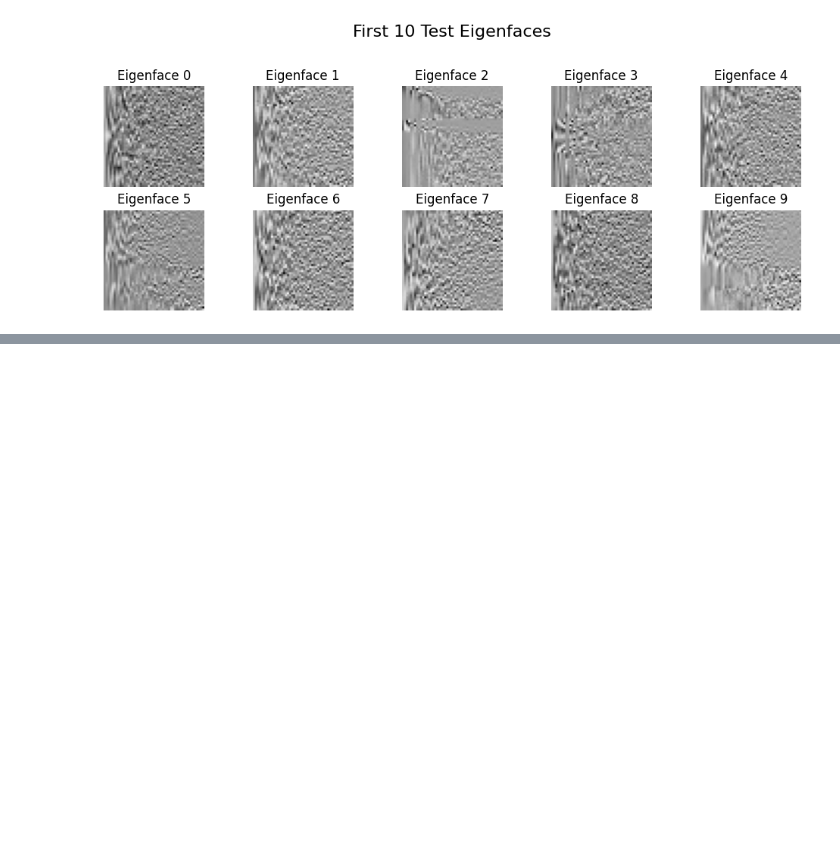
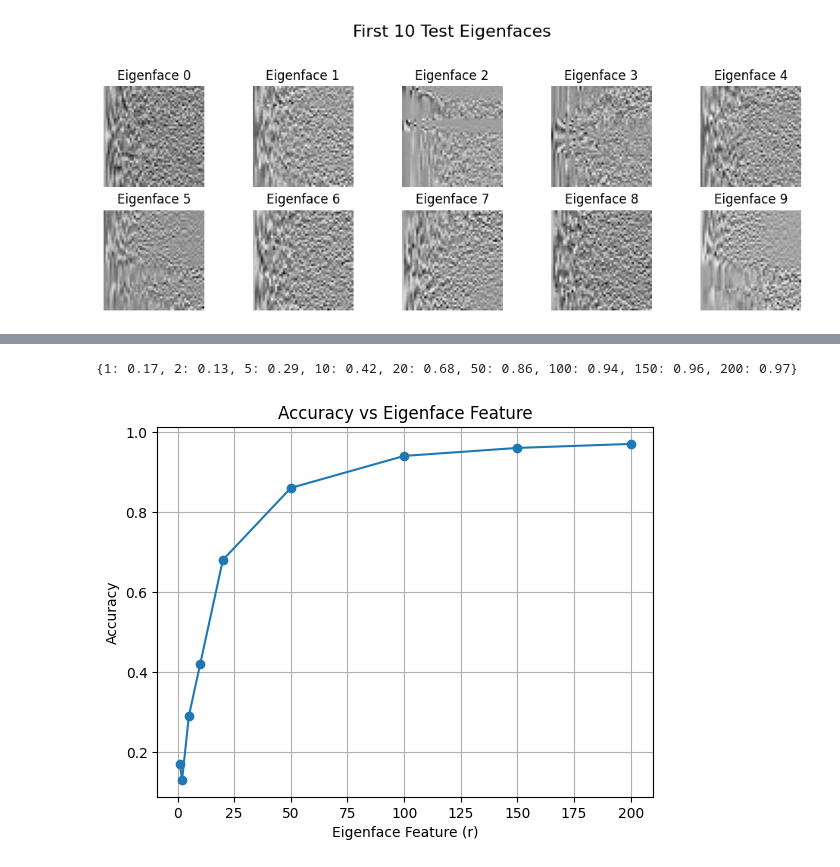
Before and after one commit to JiwonJJeong/CT-applied-machine-learning, a Jupyter notebook: hw-4/eigenface.ipynb, the cells around one changed output, grey strips where cells are left out. Drawn from its saved outputs; the diff is of its cells as text; code cells hidden in the pictures; blank space fills up the shorter version.

Commit message:
Complete eigenface and svd

```diff
--- a/hw-4/eigenface.ipynb
+++ b/hw-4/eigenface.ipynb
@@ -125,0 +135,3 @@ plt.show()
+# %%
+train_eigenvecs_flat = train_eigenvecs.reshape(train_eigenvecs.shape[0], -1)
+test_eigenvecs_flat = test_eigenvecs.reshape(test_eigenvecs.shape[0], -1)
@@ -125,0 +144,8 @@ plt.show()
+# %%
+def get_f_train(r):
+    f = train_eigenvecs_flat[:r,:] @ train_data.T
+    return f.T
+
+def get_f_test(r):
+    f = train_eigenvecs_flat[:r,:] @ test_data.T
+    return f.T
@@ -125,0 +162,16 @@ plt.show()
+# %%
+model = OneVsRestClassifier(estimator=LogisticRegression())
+# %%
+from sklearn.metrics import accuracy_score
+rs = [1,2,5,10,20,50,100,150,200]
+accs = {}
+for r in rs:
+    X_train = get_f_train(r)
+    X_test = get_f_test(r)
+    model.fit(X_train, train_labels)
+    print(X_train.shape, X_test.shape)
+
+
+    Y_preds = model.predict(X_test)
+    acc =  accuracy_score(test_labels, Y_preds)
+    accs[r] = acc
@@ -125,0 +196,21 @@ plt.show()
+# %%
+print(accs)
+# %% [output]
+{1: 0.17, 2: 0.13, 5: 0.29, 10: 0.42, 20: 0.68, 50: 0.86, 100: 0.94, 150: 0.96, 200: 0.97}
+# %%
+import matplotlib.pyplot as plt
+
+# Code adapted from ChatGPT (OpenAI 2025)
+# assume accs is your dictionary: {1: acc, 2: acc, ...}
+
+keys = sorted(accs.keys())
+values = [accs[k] for k in keys]
+
+plt.plot(keys, values, marker='o')
+plt.xlabel("Eigenface Feature (r)")
+plt.ylabel("Accuracy")
+plt.title("Accuracy vs Eigenface Feature")
+plt.grid(True)
+plt.show()
+# %% [output]
+[figure, added]
```
Also changed, not shown: parts of 9 cells of this notebook, 2 other files.
